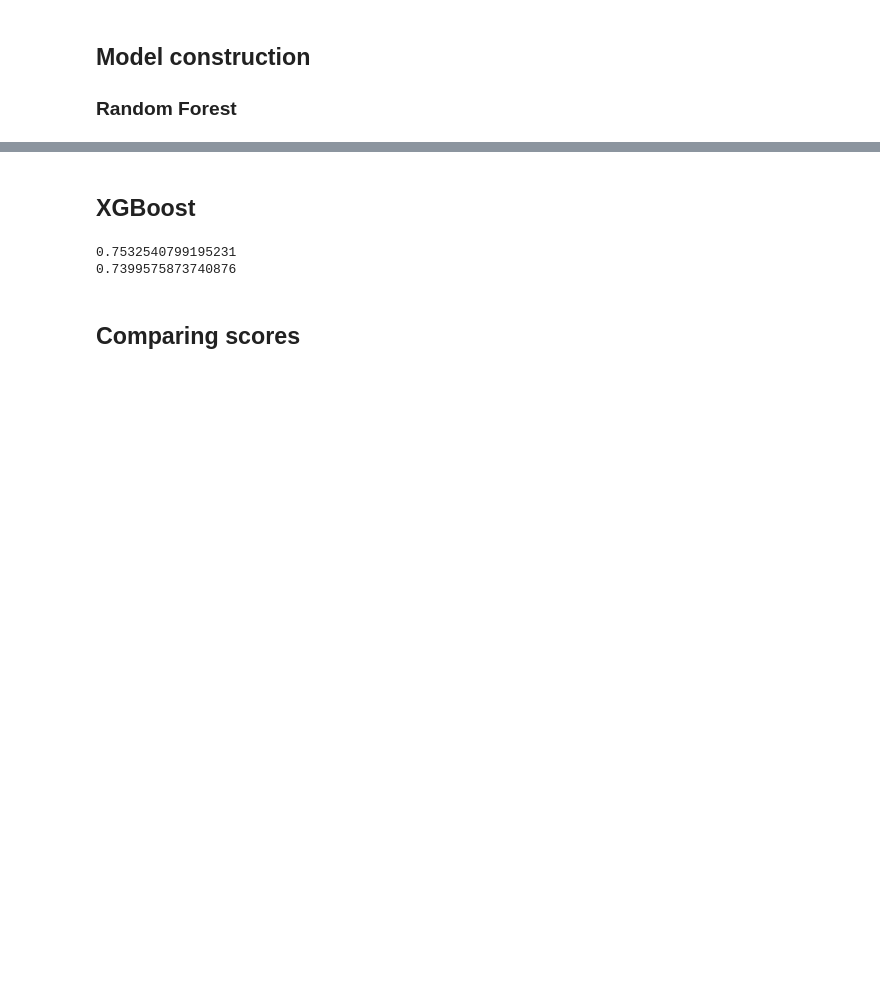
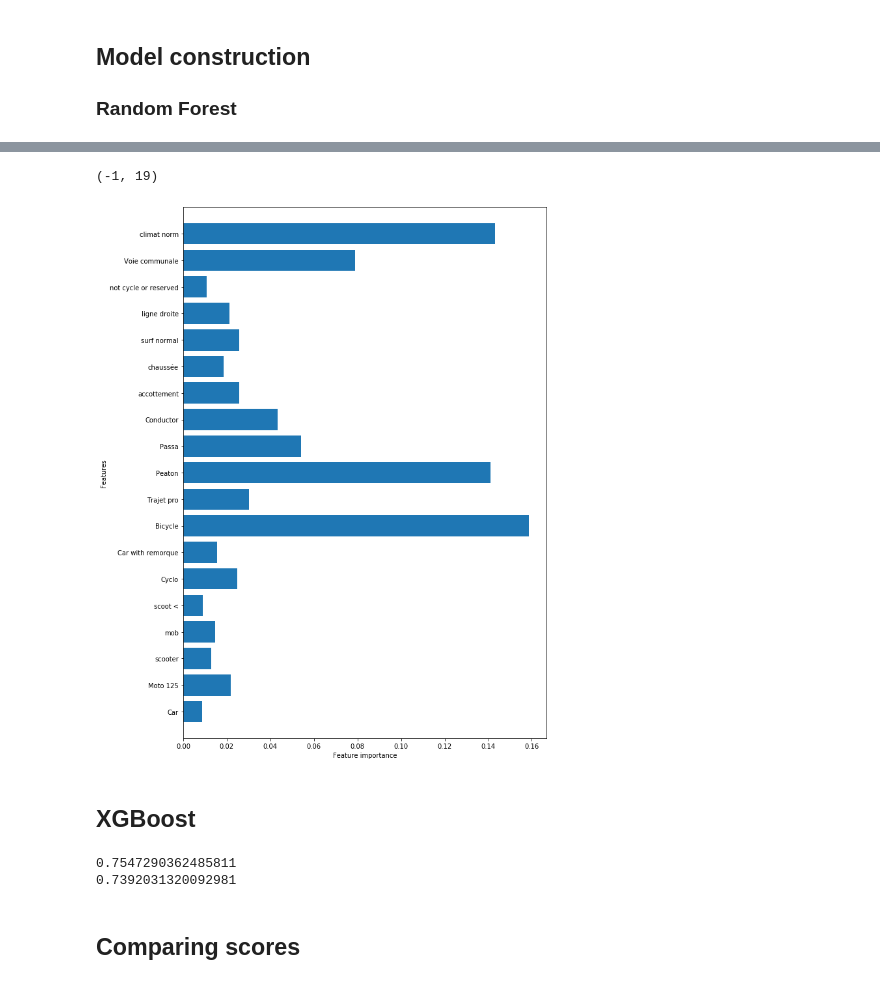
Before and after one commit to Chente-informa/Coursera_Capstone, a Jupyter notebook: Capstone_accident_severity_prediction_final_assigment.ipynb, the cells around one changed output, grey strips where cells are left out. Saved outputs shown, nothing was run; the diff lists cells and outputs as text; code cells hidden in the pictures; blank space fills up the shorter version.

```diff
--- a/Capstone_accident_severity_prediction_final_assigment.ipynb
+++ b/Capstone_accident_severity_prediction_final_assigment.ipynb
@@ -287,27 +290,39 @@ print(test_acc)
+# %%
+F_import = pd.DataFrame(model_rf.feature_importances_, index=X.columns)
+F_import = F_import.drop(F_import[(F_import[0]<0.0085)].index)
+n_feat = len(F_import)
+plt.figure(figsize=(10,15))
+plt.barh(range(n_feat), F_import[0], align="center")
+plt.yticks(np.arange(n_feat), ["Car","Moto 125","scooter","mob","scoot <","Cyclo"
+                               ,"Car with remorque","Bicycle","Trajet pro","Peaton","Passa","Conductor"
+                               ,"accottement","chaussée","surf normal","ligne droite"
+                               ,"not cycle or reserved","Voie communale","climat norm"])#F_import.index.values)
+plt.xlabel("Feature importance")
+plt.ylabel("Features")
+plt.ylim(-1, n_feat)
+# %% [output]
+(-1, 19)
+[figure, added]
 # %% [markdown]
 ## XGBoost
 # %%
 X_train, X_test, y_train, y_test = train_test_split(X,y)
 
-
-# On crée le modèle :
-
 model_boosting = GradientBoostingClassifier(loss="deviance",
-    learning_rate=0.2,
+    learning_rate=0.25,
     max_depth=5,
     max_features="sqrt",
     subsample=0.95,
     n_estimators=200)
 
-# L'entraînement débute :
 
 model_boosting.fit(X_train, y_train)
 
-# On calcul les prédictions
+# Predictions:
 predictions_test_xgb = model_boosting.predict(X_test)
 predictions_train_xgb = model_boosting.predict(X_train)
 
-# On affiche les résultats :
+# Results:
 
 train_acc = accuracy_score(y_train, predictions_train_xgb)
 print(train_acc)
@@ -315,8 +330,8 @@ print(train_acc)
 test_acc = accuracy_score(y_test, predictions_test_xgb)
 print(test_acc)
 # %% [output]
-0.7532540799195231
-0.7399575873740876
+0.7547290362485811
+0.7392031320092981
 # %% [markdown]
 ## Comparing scores
 # %%
```
Also changed, not shown: parts of 20 cells of this notebook.
